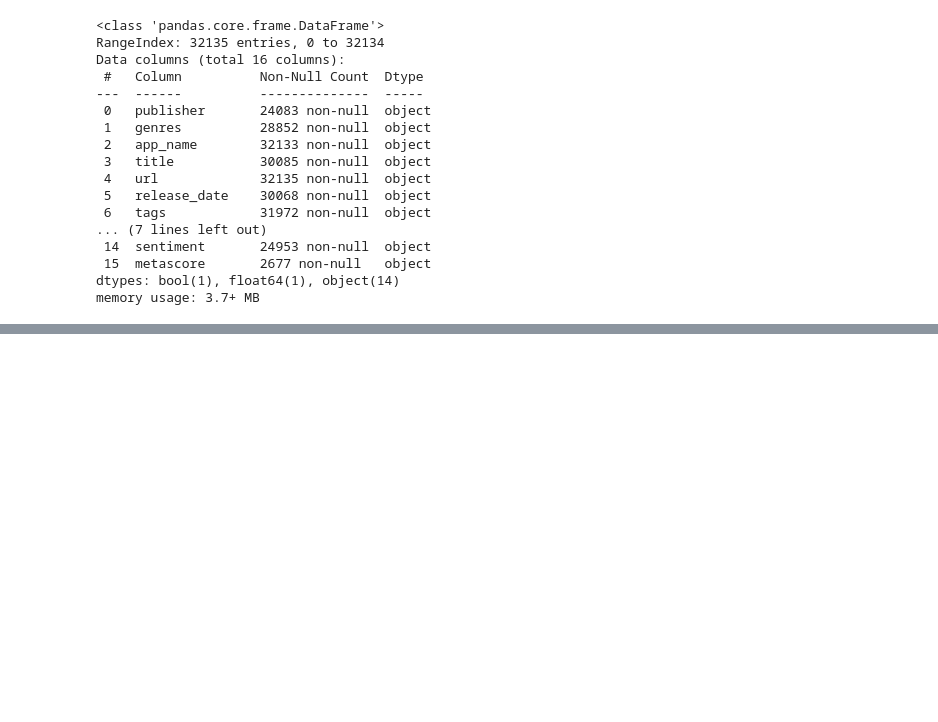
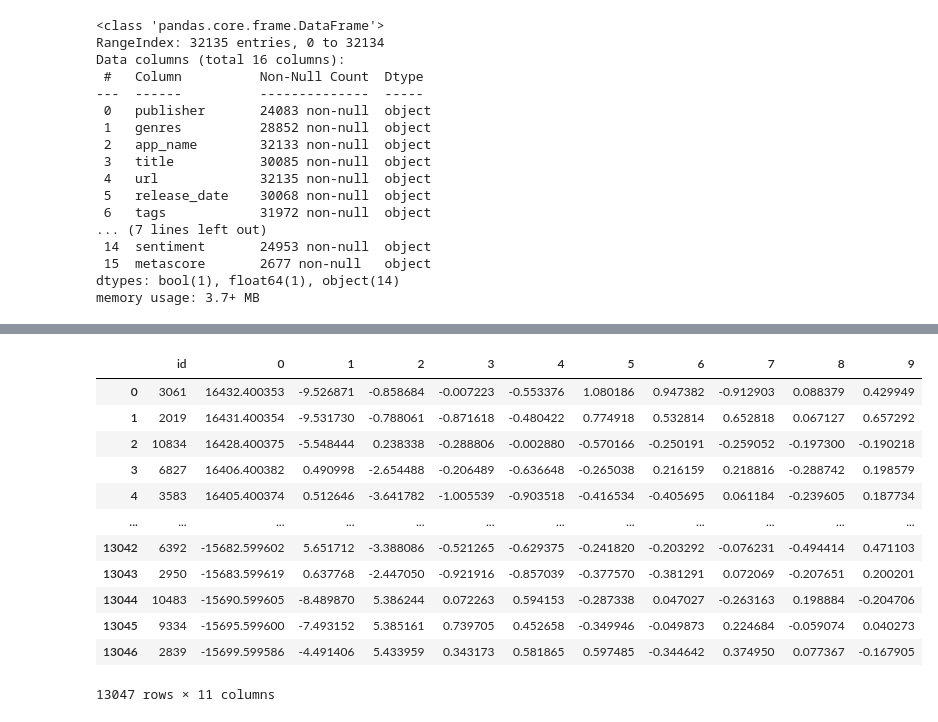
Before and after one commit to redgriff/SASRecSi, a Jupyter notebook: notebooks/steam_data_eda.ipynb, the cells around one changed output, grey strips where cells are left out. Cells and saved outputs as stored; diff of their text form; code cells hidden in the pictures; blank space fills up the shorter version.

```diff
--- a/notebooks/steam_data_eda.ipynb
+++ b/notebooks/steam_data_eda.ipynb
@@ -271,4 +233,2 @@ df[df.isnull().any(axis=1)]
 # %%
 df.to_csv(os.path.join(ROOT_DIR, "items_info.csv"), index=False)
-# %%
-x = df.set_index('id').T.to_dict('list')
@@ -284,6 +258,22 @@ pca_df = pd.DataFrame(pca_np)
 pca_df['id'] = df['id']
 pca_df = pca_df[['id' ,0, 1, 2, 3, 4, 5, 6, 7, 8, 9]]
 pca_df.to_csv(os.path.join(ROOT_DIR, "items_info_pca_10.csv"), index=False)
+# %%
+pca_df
+# %% [output]
+|  | id | 0 | 1 | 2 | 3 | 4 | 5 | 6 | 7 | 8 | 9 |
+| 0 | 3061 | 16432.400353 | -9.526871 | -0.858684 | -0.007223 | -0.553376 | 1.080186 | 0.947382 | -0.912903 | 0.088379 | 0.429949 |
+| 1 | 2019 | 16431.400354 | -9.531730 | -0.788061 | -0.871618 | -0.480422 | 0.774918 | 0.532814 | 0.652818 | 0.067127 | 0.657292 |
+| 2 | 10834 | 16428.400375 | -5.548444 | 0.238338 | -0.288806 | -0.002880 | -0.570166 | -0.250191 | -0.259052 | -0.197300 | -0.190218 |
+| 3 | 6827 | 16406.400382 | 0.490998 | -2.654488 | -0.206489 | -0.636648 | -0.265038 | 0.216159 | 0.218816 | -0.288742 | 0.198579 |
+| 4 | 3583 | 16405.400374 | 0.512646 | -3.641782 | -1.005539 | -0.903518 | -0.416534 | -0.405695 | 0.061184 | -0.239605 | 0.187734 |
+| ... | ... | ... | ... | ... | ... | ... | ... | ... | ... | ... | ... |
+| 13042 | 6392 | -15682.599602 | 5.651712 | -3.388086 | -0.521265 | -0.629375 | -0.241820 | -0.203292 | -0.076231 | -0.494414 | 0.471103 |
+| 13043 | 2950 | -15683.599619 | 0.637768 | -2.447050 | -0.921916 | -0.857039 | -0.377570 | -0.381291 | 0.072069 | -0.207651 | 0.200201 |
+| 13044 | 10483 | -15690.599605 | -8.489870 | 5.386244 | 0.072263 | 0.594153 | -0.287338 | 0.047027 | -0.263163 | 0.198884 | -0.204706 |
+| 13045 | 9334 | -15695.599600 | -7.493152 | 5.385161 | 0.739705 | 0.452658 | -0.349946 | -0.049873 | 0.224684 | -0.059074 | 0.040273 |
+| 13046 | 2839 | -15699.599586 | -4.491406 | 5.433959 | 0.343173 | 0.581865 | 0.597485 | -0.344642 | 0.374950 | 0.077367 | -0.167905 |
+13047 rows × 11 columns
 # %%
 from sklearn.cluster import FeatureAgglomeration
 
```
Also changed, not shown: parts of 13 cells of this notebook, 3 other files.
